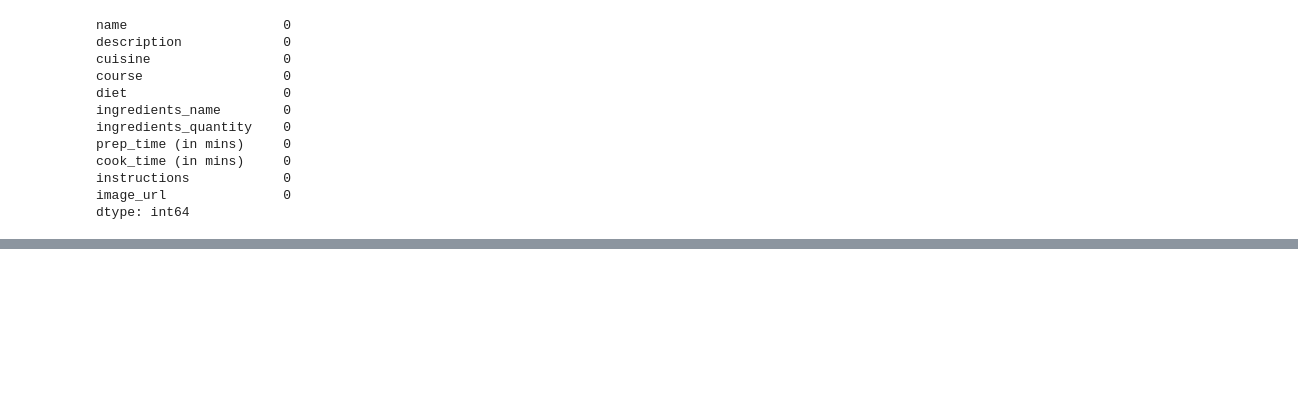
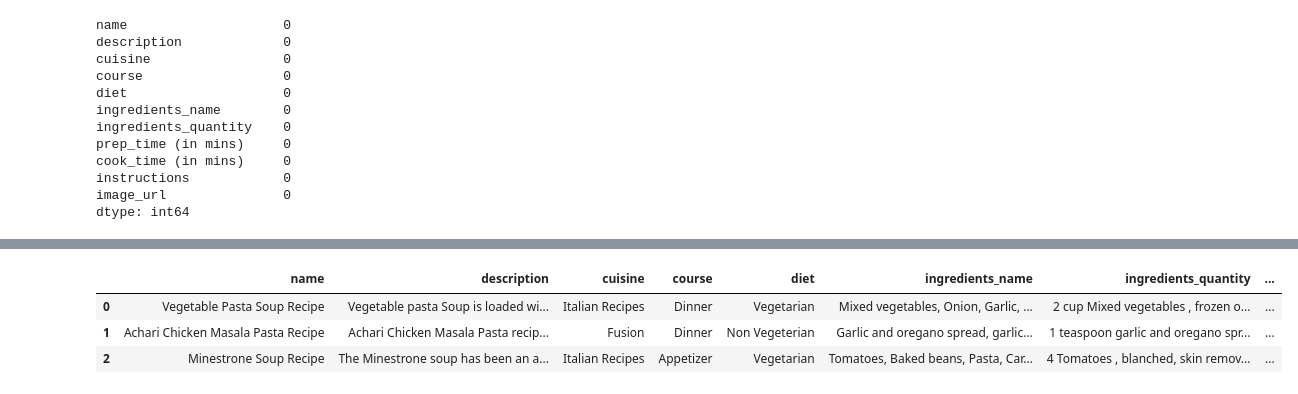
Before and after one commit to keerthi0211/RecipeRecommendationSystem, a Jupyter notebook: recipe.ipynb, the cells around one changed output, grey strips where cells are left out. Drawn from its saved outputs; the diff is of its cells as text; code cells hidden in the pictures; blank space fills up the shorter version.

```diff
--- a/recipe.ipynb
+++ b/recipe.ipynb
@@ -136,0 +280,4 @@ plt.show()
+# %%
+# Feature engineering
+df['ingredient_count'] = df['ingredients_name'].apply(lambda x: len(x.split(',')))
+df['prep_time_category'] = pd.cut(df['prep_time (in mins)'], bins=[0, 10, 20, 30, 1000], labels=['short', 'medium', 'long', 'very long'])
@@ -136,0 +306,6 @@ plt.show()
+# %%
+# Vectorize ingredients
+#TF-IDF Vectorization: Converts the 'ingredients_name' column into numerical features using TF-IDF (Term Frequency-Inverse Document Frequency).
+# This is a common method for converting text data into numerical data that can be used by machine learning models.
+vectorizer = TfidfVectorizer(tokenizer=lambda x: x.split(','))
+X = vectorizer.fit_transform(df['ingredients_name'])
@@ -136,0 +315,24 @@ plt.show()
+# %%
+# Define a recommendation function
+def recommend_recipes(input_ingredients, model, vectorizer, data):
+    input_vector = vectorizer.transform([input_ingredients])
+    distances, indices = model.kneighbors(input_vector)
+    recommendations = data.iloc[indices[0]]
+
+    # Format the recommendations as a list of dictionaries
+    formatted_recommendations = recommendations.to_dict(orient='records')
+    return formatted_recommendations
+# %%
+# Example input
+input_ingredients = 'chicken, bread, pasta'
+recommendations = recommend_recipes(input_ingredients, best_model, vectorizer, df)
+# %%
+# Display the recommendations in a tabular format
+pd.set_option('display.max_colwidth', None)  # Disable truncation of column content
+recommendations_df = pd.DataFrame(recommendations)
+recommendations_df
+# %% [output]
+|  | name | description | cuisine | course | diet | ingredients_name | ingredients_quantity | ... |
+| 0 | Vegetable Pasta Soup Recipe | Vegetable pasta Soup is loaded wi... | Italian Recipes | Dinner | Vegetarian | Mixed vegetables, Onion, Garlic, ... | 2 cup Mixed vegetables , frozen o... | ... |
+| 1 | Achari Chicken Masala Pasta Recipe | Achari Chicken Masala Pasta recip... | Fusion | Dinner | Non Vegeterian | Garlic and oregano spread, garlic... | 1 teaspoon garlic and oregano spr... | ... |
+| 2 | Minestrone Soup Recipe | The Minestrone soup has been an a... | Italian Recipes | Appetizer | Vegetarian | Tomatoes, Baked beans, Pasta, Car... | 4 Tomatoes , blanched, skin remov... | ... |
```
Also changed, not shown: parts of 15 cells of this notebook.
